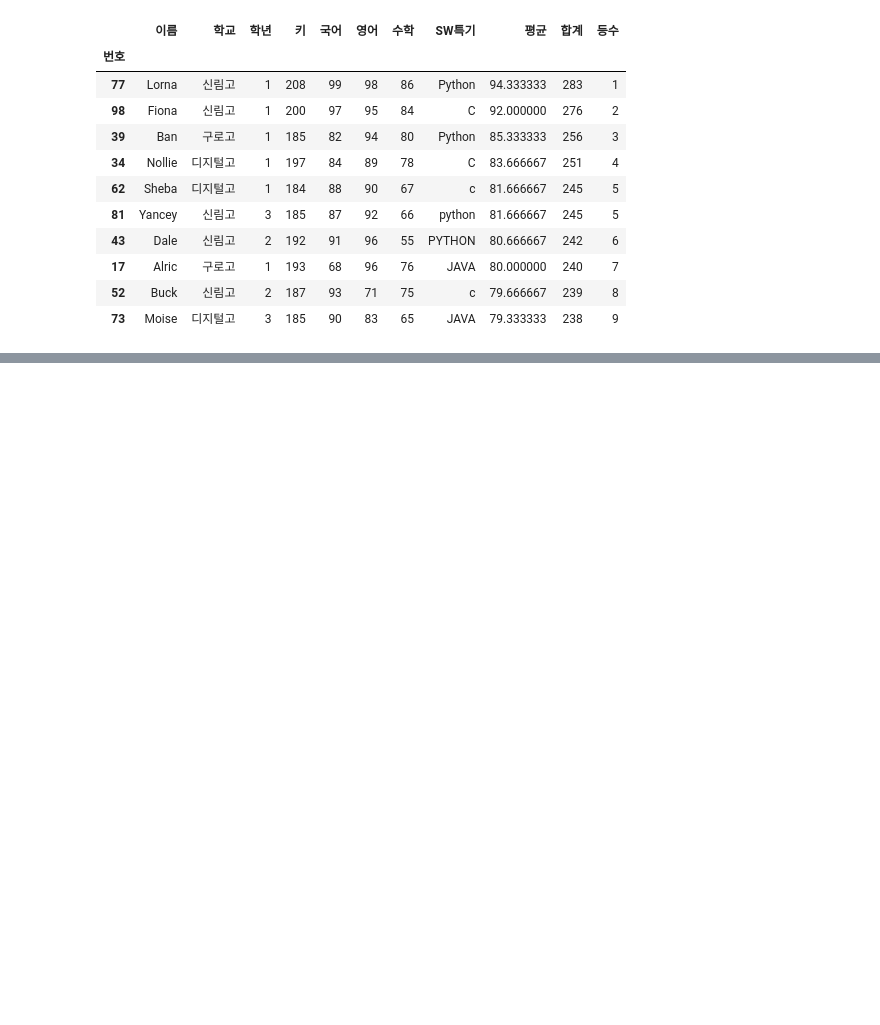
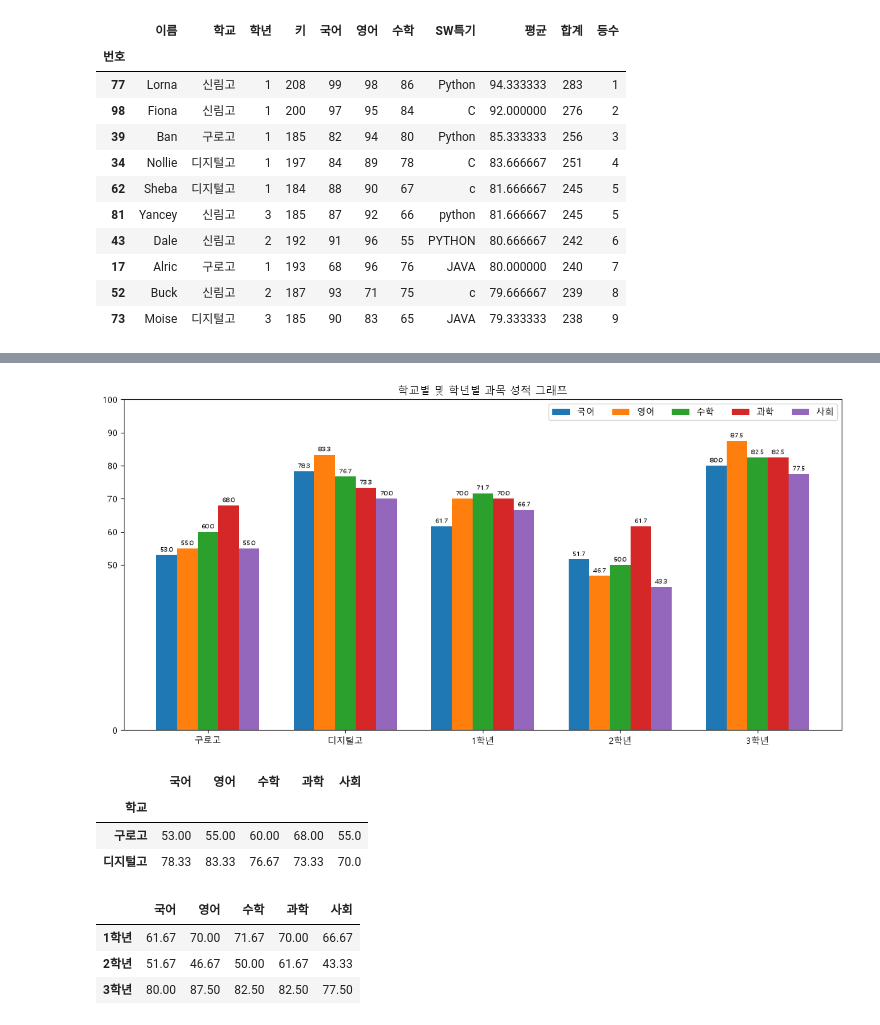
Before and after one commit to EPONINEE26/aix_data_0928, a Jupyter notebook: p1002/p1002_09_학생성적그래프.ipynb, the cells around one changed output, grey strips where cells are left out. Saved outputs shown, nothing was run; the diff lists cells and outputs as text; code cells hidden in the pictures; blank space fills up the shorter version.

```diff
--- a/p1002/p1002_09_학생성적그래프.ipynb
+++ b/p1002/p1002_09_학생성적그래프.ipynb
@@ -284,3 +284,11 @@ df_sorted.head(10)
 | 17 | Alric | 구로고 | 1 | 193 | 68 | 96 | 76 | JAVA | 80.000000 | 240 | 7 |
 | 52 | Buck | 신림고 | 2 | 187 | 93 | 71 | 75 | c | 79.666667 | 239 | 8 |
 | 73 | Moise | 디지털고 | 3 | 185 | 90 | 83 | 65 | JAVA | 79.333333 | 238 | 9 |
+# %%
+import matplotlib.pyplot as plt
+import matplotlib
+matplotlib.rcParams['axes.unicode_minus'] = False
+matplotlib.rcParams['font.family'] = 'Malgun Gothic'
+matplotlib.rcParams['font.size']
+import pandas as pd
+import numpy as np
@@ -286,0 +414,65 @@ df_sorted.head(10)
+# %%
+
+if isinstance(result.index, pd.MultiIndex):
+    result = result.reset_index()
+
+df_school = school.groupby('학교')[['국어', '영어', '수학','과학','사회']].mean()
+df_grade = result.groupby('학년')[['국어', '영어', '수학','과학','사회']].mean()
+
+df_grade.index = [str(g) if '학년' in str(g) else f"{g}학년" for g in df_grade.index]
+
+df_combined = pd.concat([df_school, df_grade])
+
+x = np.arange(len(df_combined))  # 총 6개 (학교 3개 + 학년 3개)
+width = 0.15
+
+# 과목별 데이터 추출
+kor = df_combined['국어'].values
+eng = df_combined['영어'].values
+math = df_combined['수학'].values
+sci = df_combined['과학'].values
+soc = df_combined['사회'].values
+
+labels = df_combined.index.tolist()  # ['구로고', '신림고', '디지털고', '1학년', '2학년', '3학년']
+
+plt.figure(figsize=(12, 6))
+plt.title('학교별 및 학년별 과목 성적 그래프')
+
+plt.bar(x - 2*width, kor, label='국어', width=width)
+plt.bar(x - width, eng, label='영어', width=width)
+plt.bar(x, math, label='수학', width=width)
+plt.bar(x + width, sci, label='과학', width=width)
+plt.bar(x + 2*width, soc, label='사회', width=width)
+
+plt.xticks(x, labels)
+plt.yticks([0, 50, 60, 70, 80, 90, 100])
+
+for i in range(len(x)):
+    plt.text(i - 2*width, kor[i] + 1, f'{kor[i]:.1f}', ha='center', fontsize=7)
+    plt.text(i - width, eng[i] + 1, f'{eng[i]:.1f}', ha='center', fontsize=7)
+    plt.text(i, math[i] + 1, f'{math[i]:.1f}', ha='center', fontsize=7)
+    plt.text(i + width, sci[i] + 1, f'{sci[i]:.1f}', ha='center', fontsize=7)
+    plt.text(i + 2*width, soc[i] + 1, f'{soc[i]:.1f}', ha='center', fontsize=7)
+
+
+plt.xticks(x, labels)
+plt.yticks()
+
+
+plt.legend(ncol=5)
+plt.tight_layout() # 그래프 요소들이 서로 겹치지 않도록 여백을 자동으로 조절해주는 함수
+plt.show()
+
+# pandas로 출력 (print 사용 안 함)
+display(df_school)
+display(df_grade)
+# %% [output]
+[figure, added]
+|  | 국어 | 영어 | 수학 | 과학 | 사회 |
+| 학교 |  |  |  |  |  |
+| 구로고 | 53.00 | 55.00 | 60.00 | 68.00 | 55.0 |
+| 디지털고 | 78.33 | 83.33 | 76.67 | 73.33 | 70.0 |
+|  | 국어 | 영어 | 수학 | 과학 | 사회 |
+| 1학년 | 61.67 | 70.00 | 71.67 | 70.00 | 66.67 |
+| 2학년 | 51.67 | 46.67 | 50.00 | 61.67 | 43.33 |
+| 3학년 | 80.00 | 87.50 | 82.50 | 82.50 | 77.50 |
```
Also changed, not shown: parts of 14 cells of this notebook, 33 other files.
